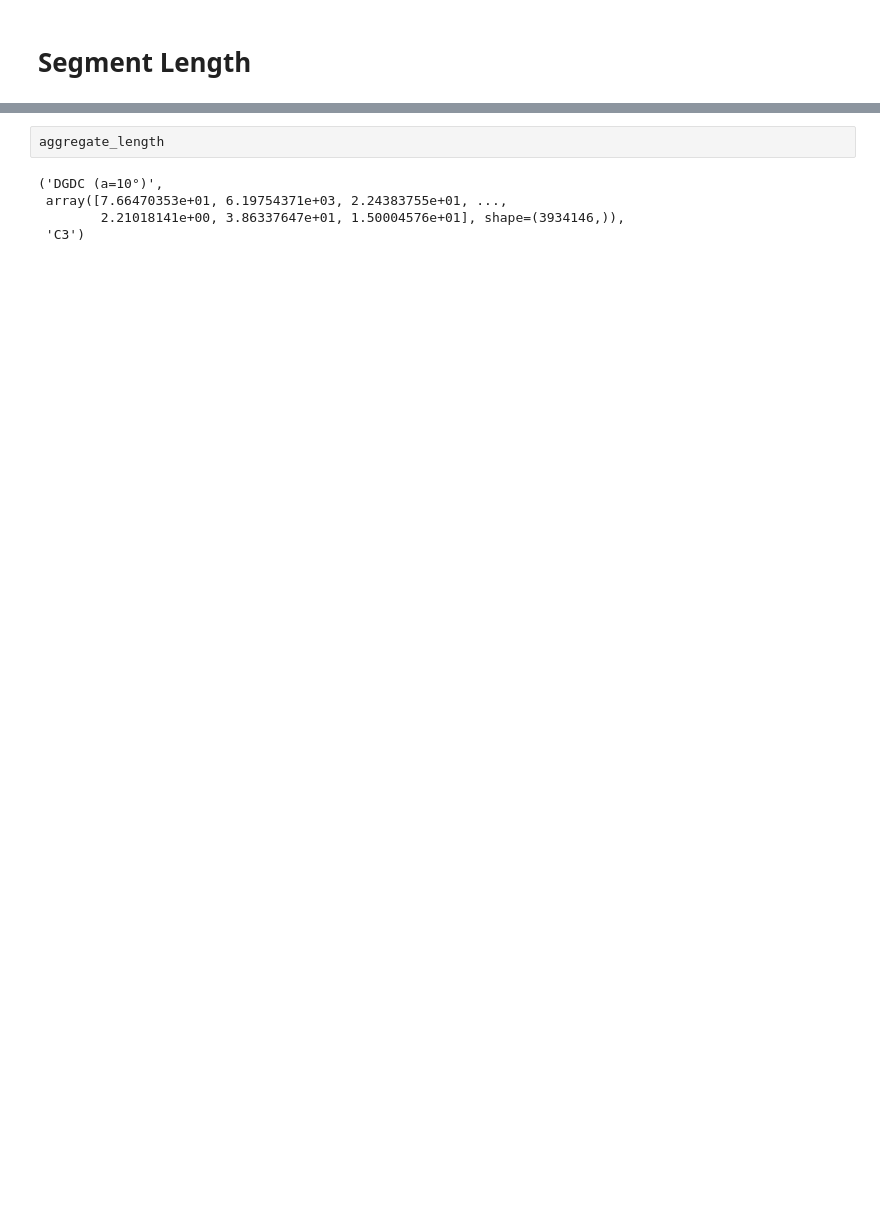
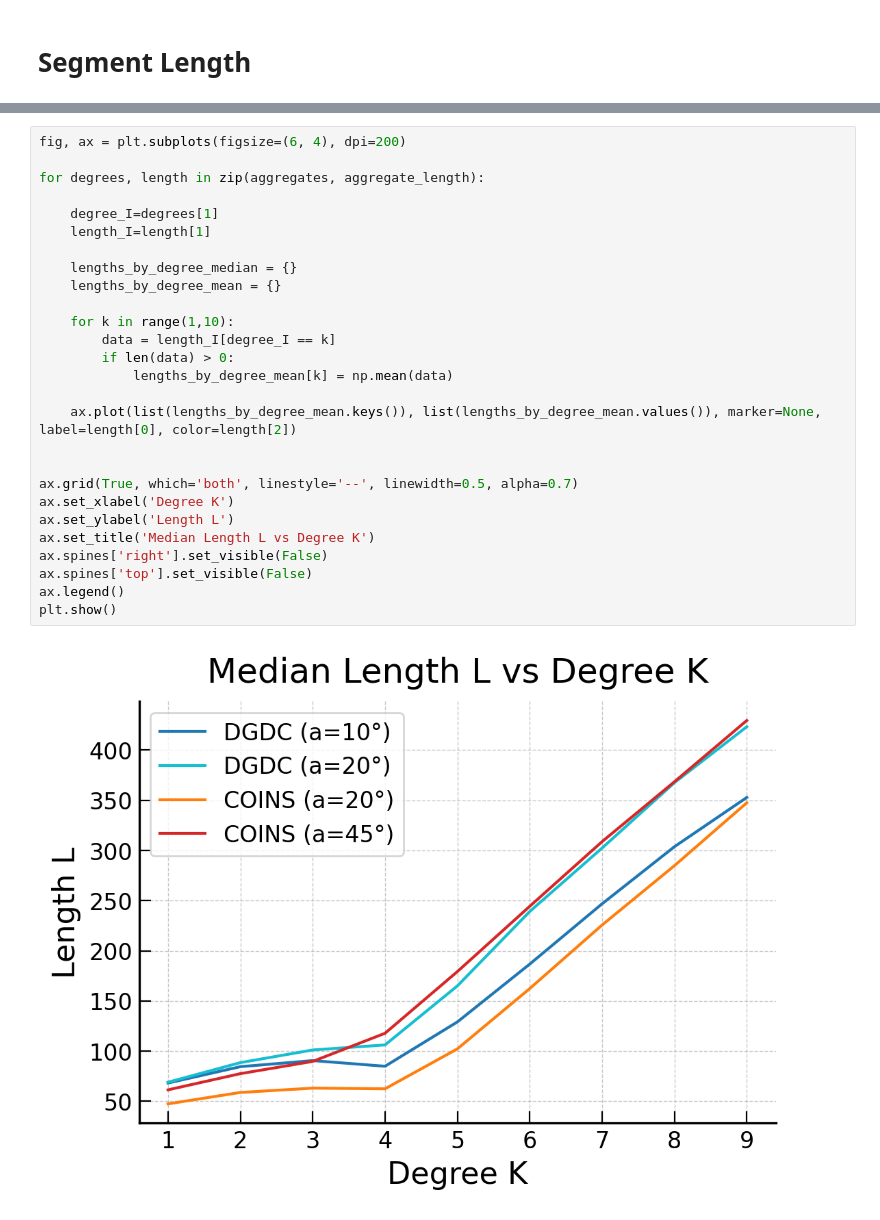
Before and after one commit to LassePSH/DualGraphDirCon, a Jupyter notebook: COINS_comparison/compare_degrees.ipynb, the cells around one changed output, grey strips where cells are left out. Drawn from its saved outputs; the diff is of its cells as text; blank space fills up the shorter version.

```diff
--- a/COINS_comparison/compare_degrees.ipynb
+++ b/COINS_comparison/compare_degrees.ipynb
@@ -227,7 +228,29 @@ plt.show()
 # %%
-aggregate_length
+fig, ax = plt.subplots(figsize=(6, 4), dpi=200)
+
+for degrees, length in zip(aggregates, aggregate_length):
+
+    degree_I=degrees[1]
+    length_I=length[1]
+
+    lengths_by_degree_median = {}
+    lengths_by_degree_mean = {}
+
+    for k in range(1,10):
+        data = length_I[degree_I == k]
+        if len(data) > 0:
+            lengths_by_degree_mean[k] = np.mean(data)
+
+    ax.plot(list(lengths_by_degree_mean.keys()), list(lengths_by_degree_mean.values()), marker=None, label=length[0], color=length[2])
+
+
+ax.grid(True, which='both', linestyle='--', linewidth=0.5, alpha=0.7)
+ax.set_xlabel('Degree K')
+ax.set_ylabel('Length L')
+ax.set_title('Median Length L vs Degree K')
+ax.spines['right'].set_visible(False)
+ax.spines['top'].set_visible(False)
+ax.legend()
+plt.show()
 # %% [output]
-('DGDC (a=10°)',
- array([7.66470353e+01, 6.19754371e+03, 2.24383755e+01, ...,
-        2.21018141e+00, 3.86337647e+01, 1.50004576e+01], shape=(3934146,)),
- 'C3')
+[figure, added]
```
Also changed, not shown: parts of 7 cells of this notebook, 1 other file.
